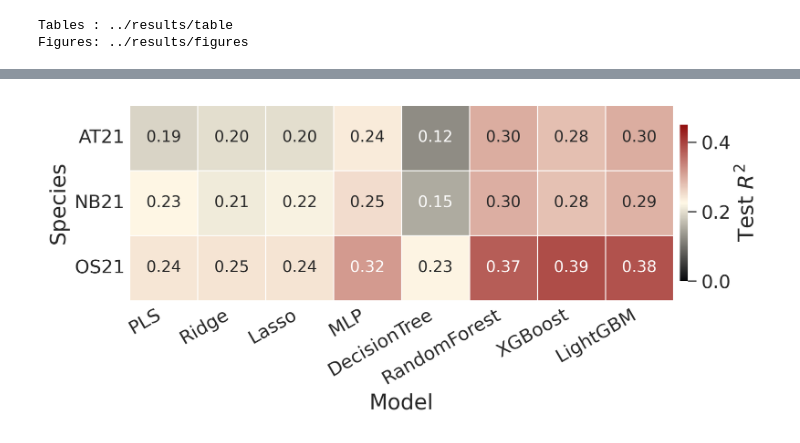
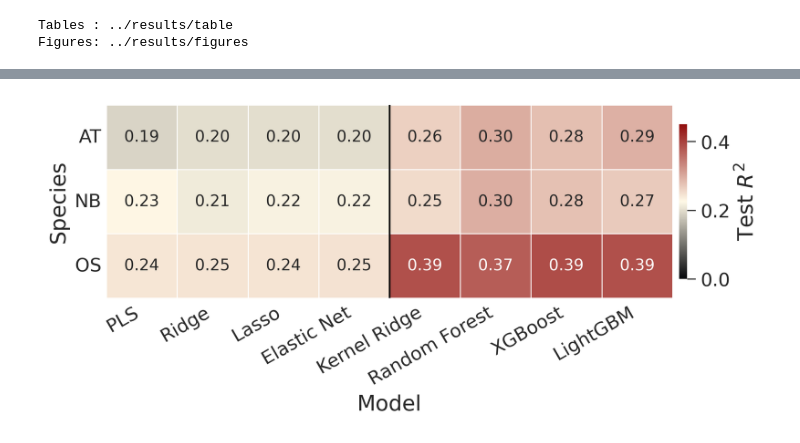
Before and after one commit to ih-11/regression, a Jupyter notebook: notebooks/benchmark_plot.ipynb, the cells around one changed output, grey strips where cells are left out. Saved outputs shown, nothing was run; the diff lists cells and outputs as text; code cells hidden in the pictures.

```diff
--- a/notebooks/benchmark_plot.ipynb
+++ b/notebooks/benchmark_plot.ipynb
@@ -599,6 +577,6 @@ display(summary_df)
 # %%
 # ============================================
-# Figure: Test R2 heatmap
+# Figure: Tuned Test R2 heatmap
 # ============================================
 
 heatmap_df = (
@@ -611,6 +589,16 @@ heatmap_df = (
     )
     .loc[species_order, model_order]
 )
+
+heatmap_df.index = [
+    species_label[s]
+    for s in heatmap_df.index
+]
+
+heatmap_df.columns = [
+    model_label[m]
+    for m in heatmap_df.columns
+]
 
 fig, ax = make_fig(
     w=7.5,
@@ -635,34 +623,41 @@ sns.heatmap(
         "pad": 0.01,
     },
     ax=ax,
 )
 
+# separator between Linear and Nonlinear models
+ax.axvline(
+    len(linear_models),
+    color="black",
+    lw=1.2,
+)
+
 format_axis(
     ax,
     xlabel="Model",
     ylabel="Species",
 )
 
 ax.set_xticklabels(
     ax.get_xticklabels(),
     rotation=30,
     ha="right",
 )
 
 ax.set_yticklabels(
     ax.get_yticklabels(),
     rotation=0,
 )
 
 ax.tick_params(
     axis="both",
     length=0,
 )
 
 plt.tight_layout()
 plt.show()
 # %% [output]
-[figure, old version]
+[figure, new version]
 # %%
 # ============================================
 # Figure: Default vs Tuned CV R2 ± SD
```
Also changed, not shown: parts of 8 cells of this notebook, 1 other file.
